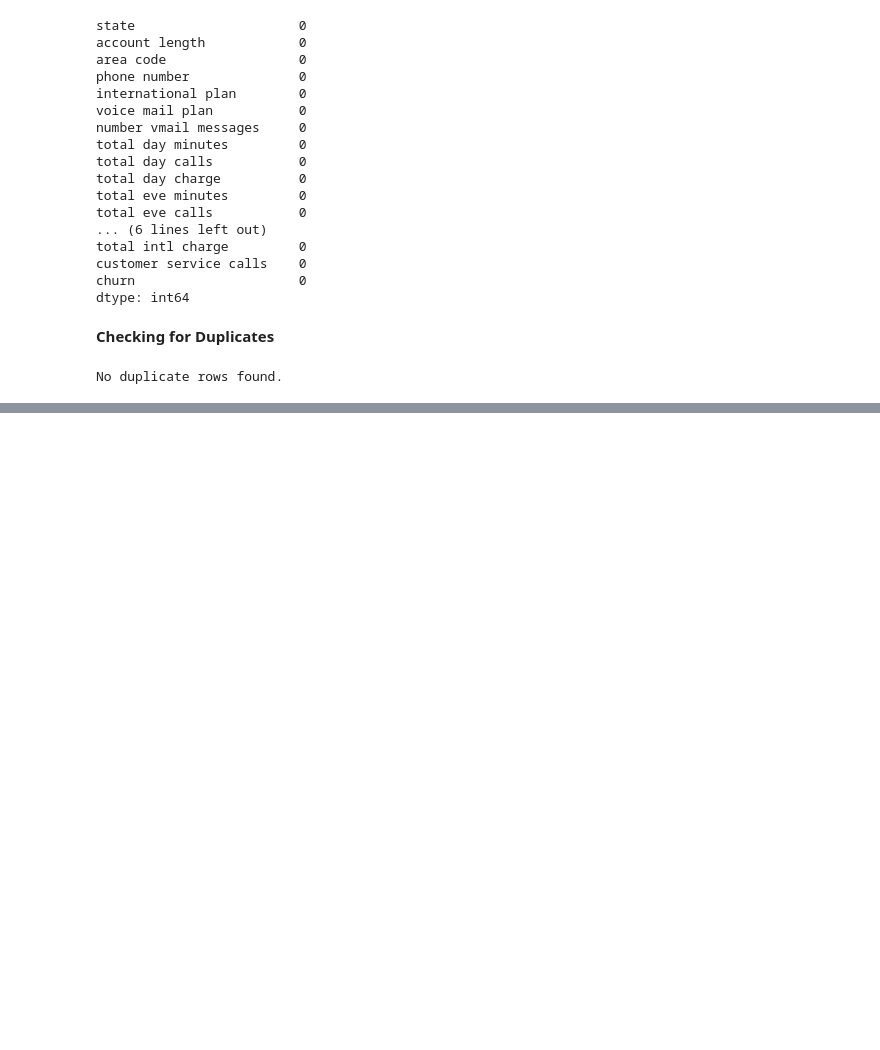
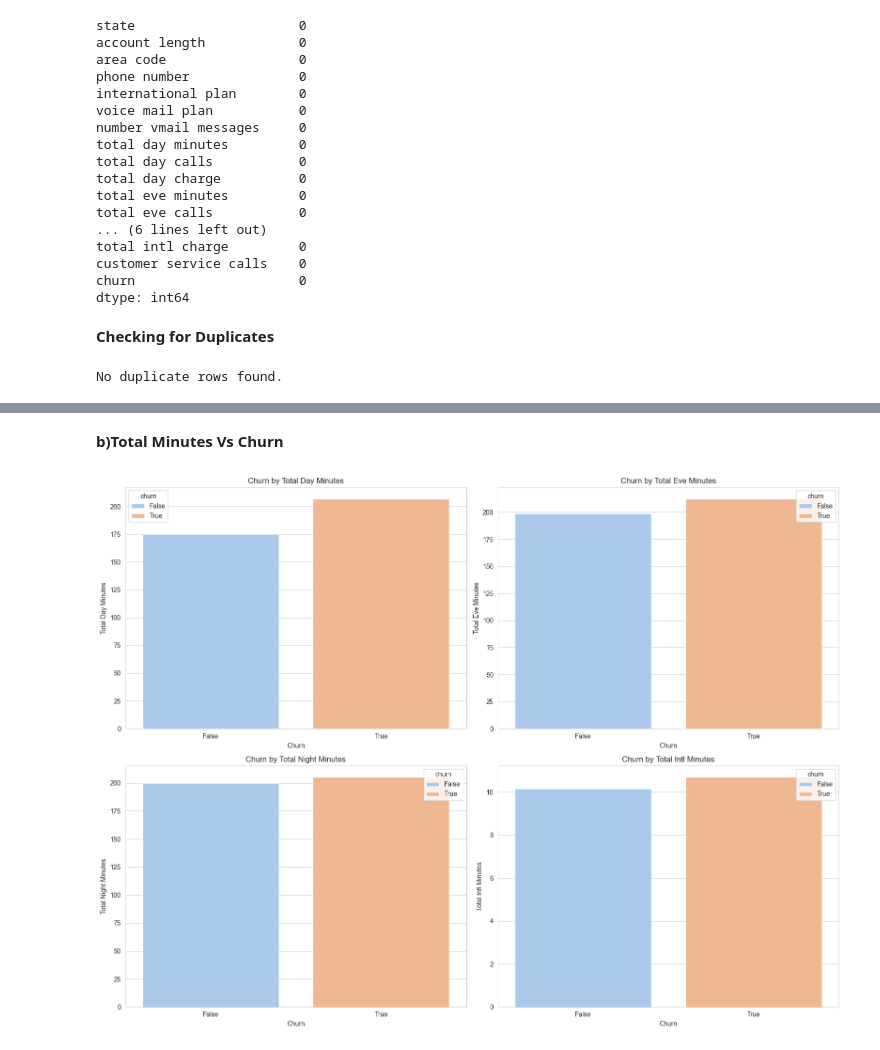
Before and after one commit to Amondi4/Phase-3-Project, a Jupyter notebook: Notebook.ipynb, the cells around one changed output, grey strips where cells are left out. Cells and saved outputs as stored; diff of their text form; code cells hidden in the pictures; blank space fills up the shorter version.

```diff
--- a/Notebook.ipynb
+++ b/Notebook.ipynb
@@ -246,0 +274,43 @@ Total number of outliers across all numerical columns: 682
+# %% [markdown]
+**b)Total Minutes Vs Churn**
+# %%
+# Set style for plots
+sns.set_style("whitegrid")
+
+# Set up subplots
+plt.figure(figsize=(16, 12))
+
+# Total Day Minutes vs. Churn
+plt.subplot(2, 2, 1)
+sns.barplot(x='churn', y='total day minutes', data=df, palette="pastel", hue='churn', errorbar=None)
+plt.title('Churn by Total Day Minutes')
+plt.xlabel('Churn')
+plt.ylabel('Total Day Minutes')
+
+# Total Eve Minutes vs. Churn
+plt.subplot(2, 2, 2)
+sns.barplot(x='churn', y='total eve minutes', data=df, palette="pastel", hue='churn', errorbar=None)
+plt.title('Churn by Total Eve Minutes')
+plt.xlabel('Churn')
+plt.ylabel('Total Eve Minutes')
+
+# Total Night Minutes vs. Churn
+plt.subplot(2, 2, 3)
+sns.barplot(x='churn', y='total night minutes', data=df, palette="pastel", hue='churn', errorbar=None)
+plt.title('Churn by Total Night Minutes')
+plt.xlabel('Churn')
+plt.ylabel('Total Night Minutes')
+
+# Total Intl Minutes vs. Churn
+plt.subplot(2, 2, 4)
+sns.barplot(x='churn', y='total intl minutes', data=df, palette="pastel", hue='churn', errorbar=None)
+plt.title('Churn by Total Intl Minutes')
+plt.xlabel('Churn')
+plt.ylabel('Total Intl Minutes')
+
+# Adjust layout
+plt.tight_layout()
+
+plt.show()
+# %% [output]
+[figure, added]
```
Also changed, not shown: parts of 24 cells of this notebook.
